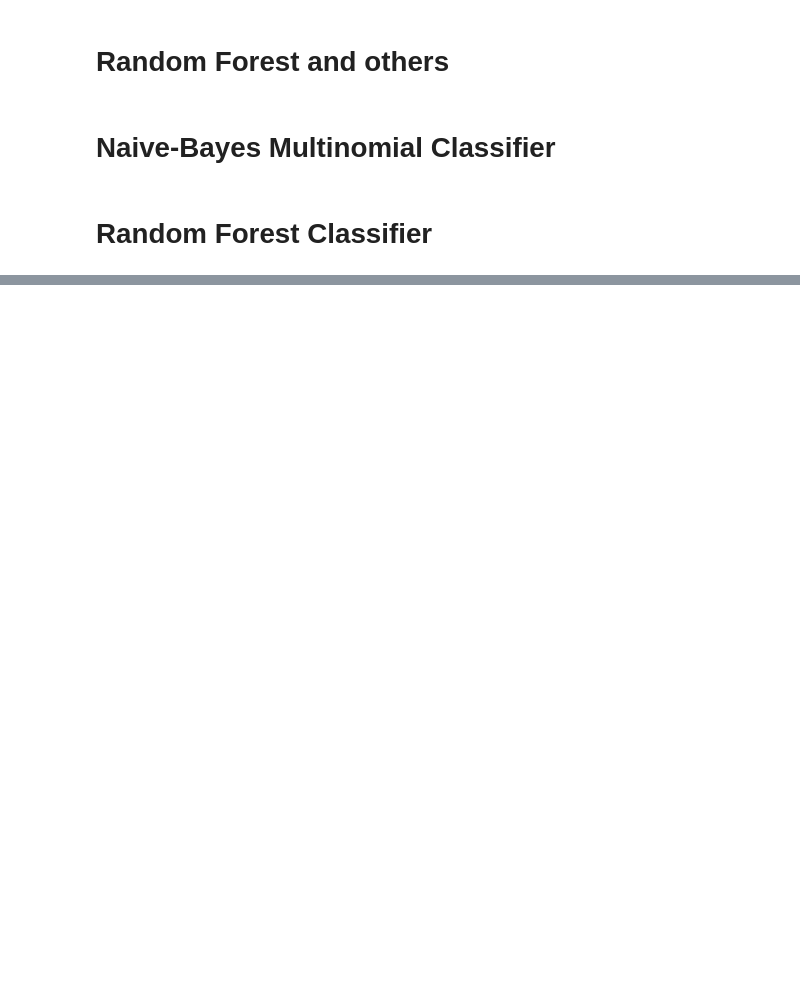
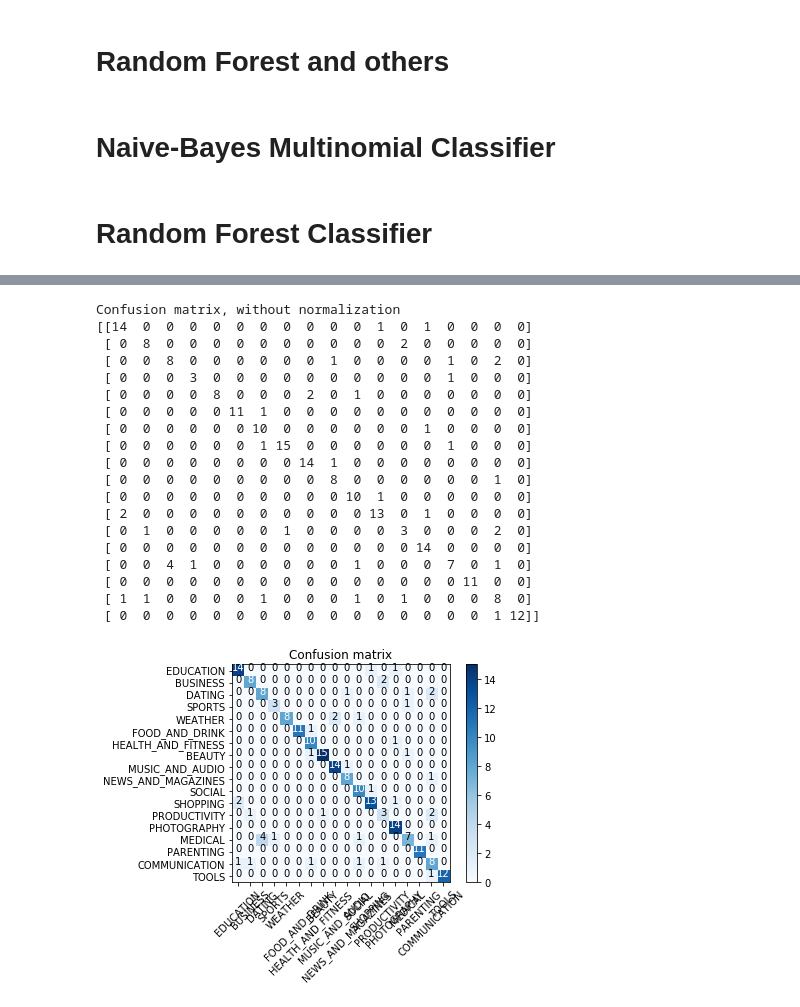
Before and after one commit to anthonytapias/ItemCategoryClassifier, a Jupyter notebook: vicentes_notebook.ipynb, the cells around one changed output, grey strips where cells are left out. Cells and saved outputs as stored; diff of their text form; code cells hidden in the pictures; blank space fills up the shorter version.

Commit message:
confusion

```diff
--- a/vicentes_notebook.ipynb
+++ b/vicentes_notebook.ipynb
@@ -363,0 +379,61 @@ Training Accuracy: 1.0           Testing Accuracy: 0.7315
+# %%
+def plot_confusion_matrix(cm, classes,
+                          normalize=False,
+                          title='Confusion matrix',
+                          cmap=plt.cm.Blues):
+    #Add Normalization Option
+    '''prints pretty confusion metric with normalization option '''
+    if normalize:
+        cm = cm.astype('float') / cm.sum(axis=1)[:, np.newaxis]
+        print("Normalized confusion matrix")
+    else:
+        print('Confusion matrix, without normalization')
+
+    print(cm)
+
+    plt.imshow(cm, interpolation='nearest', cmap=cmap)
+    plt.title(title)
+    plt.colorbar()
+    tick_marks = np.arange(len(classes))
+    plt.xticks(tick_marks, classes, rotation=45)
+    plt.yticks(tick_marks, classes)
+
+    fmt = '.2f' if normalize else 'd'
+    thresh = cm.max() / 2.
+    for i, j in itertools.product(range(cm.shape[0]), range(cm.shape[1])):
+        plt.text(j, i, format(cm[i, j], fmt),
+                 horizontalalignment="center",
+                 color="white" if cm[i, j] > thresh else "black")
+    plt.figure(figsize=(50,50))
+    plt.tight_layout()
+    plt.ylabel('True label')
+    plt.xlabel('Predicted label')
+# %%
+preds = last.predict(X_test)
+# %%
+cm = confusion_matrix(y_test, preds)
+# %%
+cate = edu.keys()
+# %%
+plot_confusion_matrix(cm, cate)
+# %% [output]
+Confusion matrix, without normalization
+[[14  0  0  0  0  0  0  0  0  0  0  1  0  1  0  0  0  0]
+ [ 0  8  0  0  0  0  0  0  0  0  0  0  2  0  0  0  0  0]
+ [ 0  0  8  0  0  0  0  0  0  1  0  0  0  0  1  0  2  0]
+ [ 0  0  0  3  0  0  0  0  0  0  0  0  0  0  1  0  0  0]
+ [ 0  0  0  0  8  0  0  0  2  0  1  0  0  0  0  0  0  0]
+ [ 0  0  0  0  0 11  1  0  0  0  0  0  0  0  0  0  0  0]
+ [ 0  0  0  0  0  0 10  0  0  0  0  0  0  1  0  0  0  0]
+ [ 0  0  0  0  0  0  1 15  0  0  0  0  0  0  1  0  0  0]
+ [ 0  0  0  0  0  0  0  0 14  1  0  0  0  0  0  0  0  0]
+ [ 0  0  0  0  0  0  0  0  0  8  0  0  0  0  0  0  1  0]
+ [ 0  0  0  0  0  0  0  0  0  0 10  1  0  0  0  0  0  0]
+ [ 2  0  0  0  0  0  0  0  0  0  0 13  0  1  0  0  0  0]
+ [ 0  1  0  0  0  0  0  1  0  0  0  0  3  0  0  0  2  0]
+ [ 0  0  0  0  0  0  0  0  0  0  0  0  0 14  0  0  0  0]
+ [ 0  0  4  1  0  0  0  0  0  0  1  0  0  0  7  0  1  0]
+ [ 0  0  0  0  0  0  0  0  0  0  0  0  0  0  0 11  0  0]
+ [ 1  1  0  0  0  0  1  0  0  0  1  0  1  0  0  0  8  0]
+ [ 0  0  0  0  0  0  0  0  0  0  0  0  0  0  0  0  1 12]]
+[figure, added]
```
Also changed, not shown: parts of 33 cells of this notebook, 2 other files.
